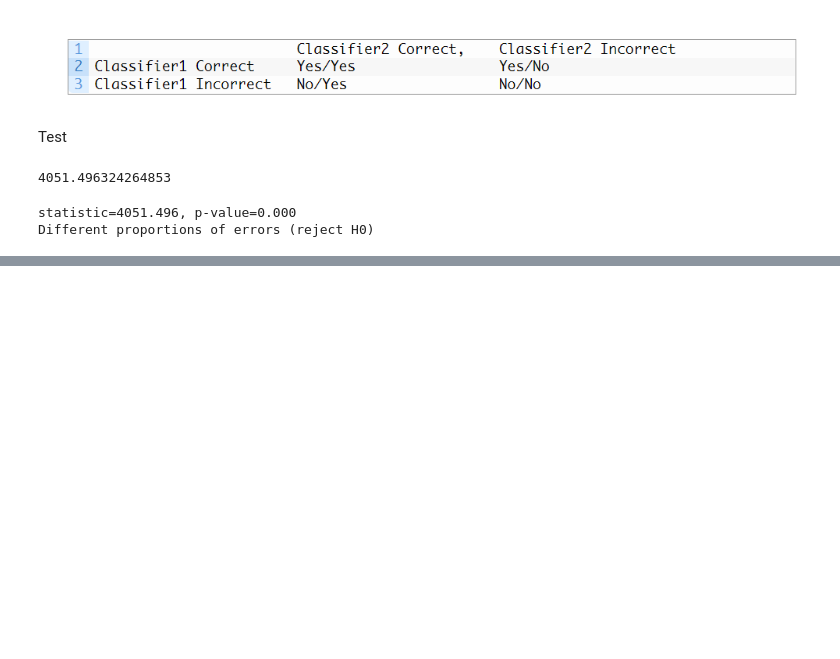
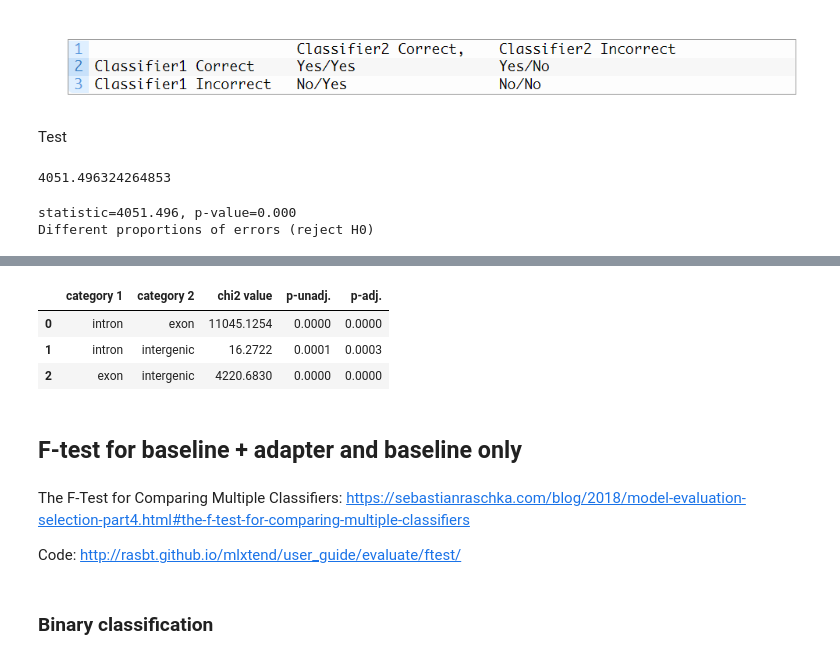
Before and after one commit to Liebelife/DNA-Sequence-Type-Classification-Using-Deep-Learning, a Jupyter notebook: Model_comparison.ipynb, the cells around one changed output, grey strips where cells are left out. Saved outputs shown, nothing was run; the diff lists cells and outputs as text; code cells hidden in the pictures; blank space fills up the shorter version.

Commit message:
F-test

```diff
--- a/Model_comparison.ipynb
+++ b/Model_comparison.ipynb
@@ -202,0 +223,39 @@ from statsmodels.stats.contingency_tables import mcnemar
+# %%
+# https://colab.research.google.com/drive/1OhZhlALD4QtMkhBtvcPvhLRlSM-ZKtAq#scrollTo=K04wprg7sCpH
+def bowkerPHmc(data, field1, field2):
+    myDf = data[[field1,field2]]
+
+    categories=myDf[field1].unique()
+    categories
+
+
+    # the number of categories (should be equal for both variables)
+    k = len(categories)
+    # the number of tests that will be performed
+    K = (k*(k-1))/2
+    # an empty dataframe for the results later
+    phMcNemar = pd.DataFrame(columns=['category 1', 'category 2', 'chi2 value', 'p-unadj.', 'p-adj.'])
+
+    for i in range(0,k-1):
+        for j in range(i+1,k):
+            sel1 = categories[i]
+            sel2 = categories[j]
+            tempDf = myDf[((myDf[field1] == sel1) | (myDf[field1] == sel2)) & ((myDf[field2] == sel1) | (myDf[field2] == sel2))]
+
+            # using the chi-square approximation and no continuity correction
+            crosstable, res = crosstab(tempDf[field1], tempDf[field2], test= "mcnemar", exact=False, correction=False)
+
+            chiVal = res['results'][0]
+            punadj = res['results'][1]
+
+            # adjust using the Bonferroni method:
+            padj = punadj * K
+            # set to 1 if larger than 1.
+            if padj>1:
+                padj=1
+
+            # add results to dataframe
+            newRow = {'category 1':sel1, 'category 2':sel2, 'chi2 value':chiVal, 'p-unadj.':punadj, 'p-adj.':padj}
+            phMcNemar = phMcNemar.append(newRow, ignore_index=True)
+
+    return phMcNemar
@@ -202,0 +273,16 @@ from statsmodels.stats.contingency_tables import mcnemar
+# %%
+# pro multilabel + tabulka a support
+# plus sloupečky cat1, cat2 support
+bowkerPHmc(df, "baseline", "adapter")
+# %% [output]
+|  | category 1 | category 2 | chi2 value | p-unadj. | p-adj. |
+| 0 | intron | exon | 11045.1254 | 0.0000 | 0.0000 |
+| 1 | intron | intergenic | 16.2722 | 0.0001 | 0.0003 |
+| 2 | exon | intergenic | 4220.6830 | 0.0000 | 0.0000 |
+# %% [markdown]
+## F-test for baseline + adapter and baseline only
+# %% [markdown]
+The F-Test for Comparing Multiple Classifiers: https://sebastianraschka.com/blog/2018/model-evaluation-selection-part4.html#the-f-test-for-comparing-multiple-classifiers
+
+
+Code: http://rasbt.github.io/mlxtend/user_guide/evaluate/ftest/
@@ -202,0 +297,2 @@ from statsmodels.stats.contingency_tables import mcnemar
+# %% [markdown]
+### Binary classification
```
Also changed, not shown: parts of 18 cells of this notebook.
